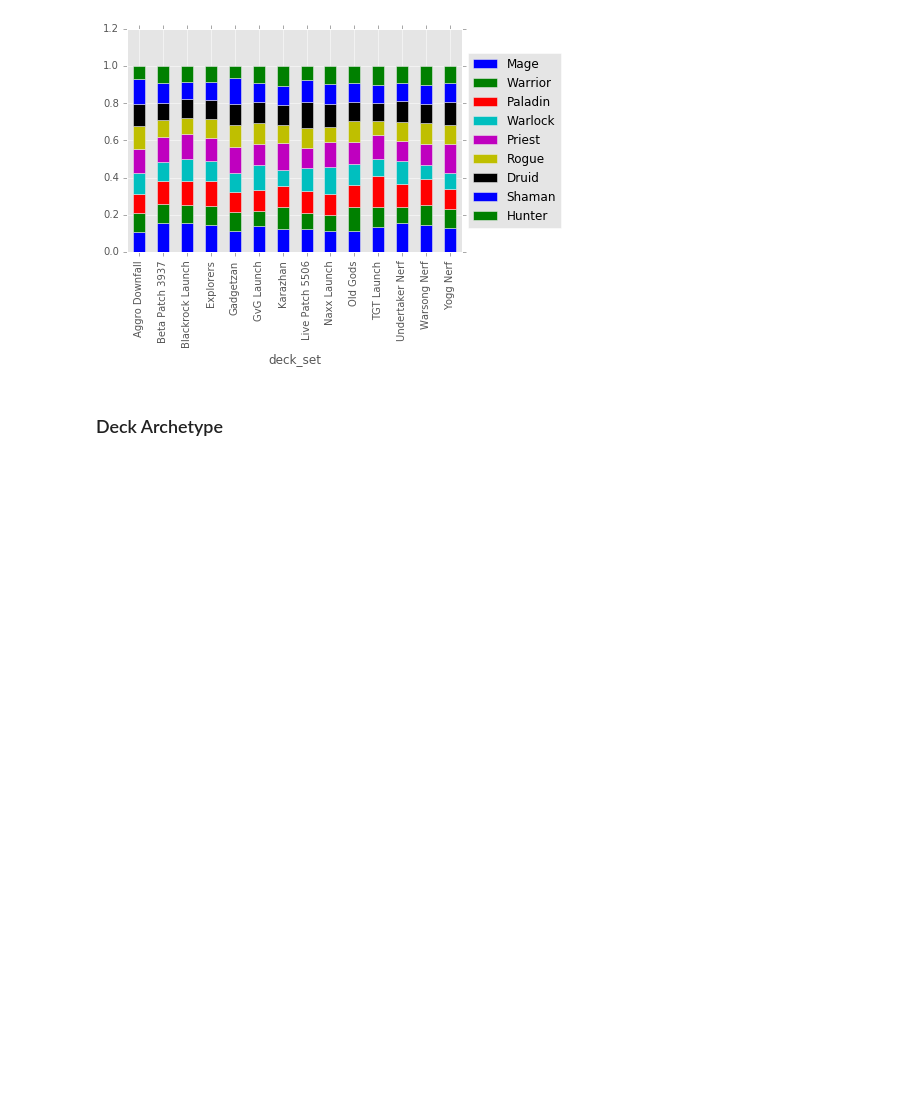
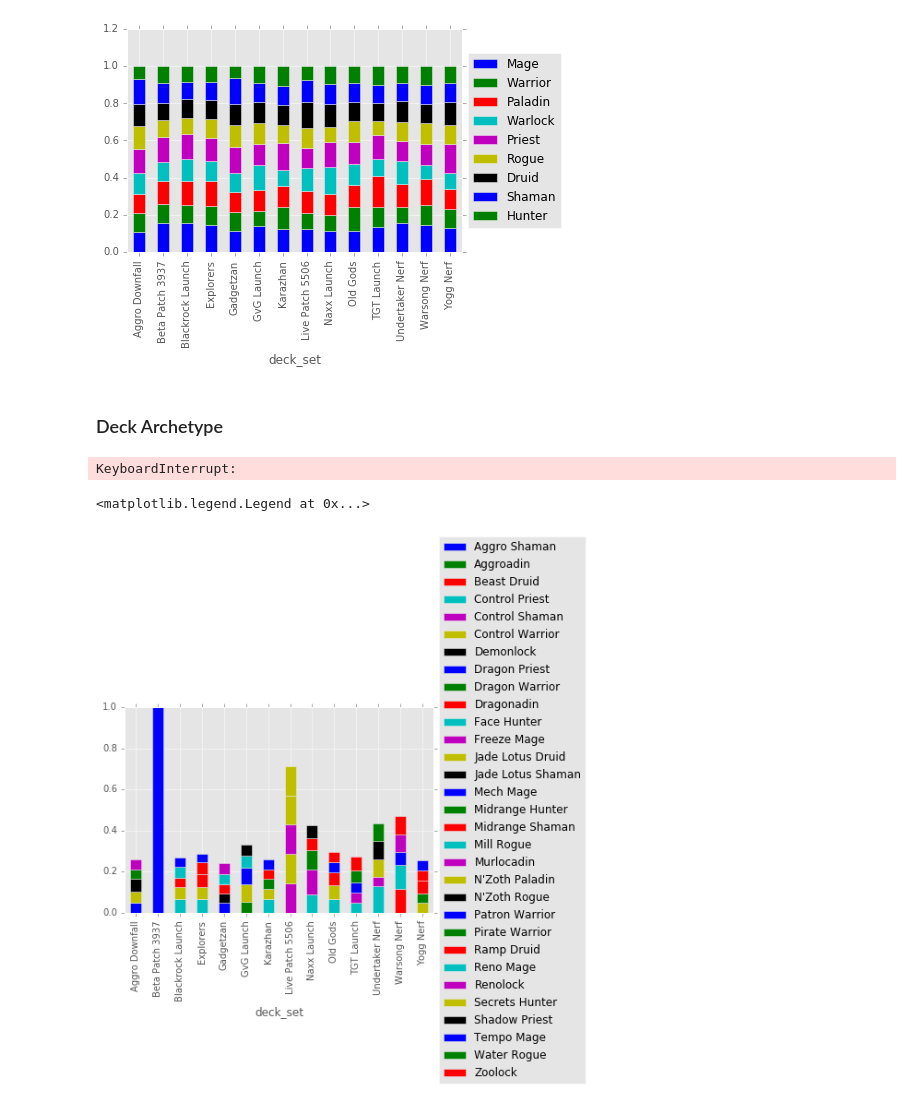
Before and after one commit to dawei95130/hearthstone, a Jupyter notebook: hearthstone.ipynb, the cells around one changed output. Drawn from its saved outputs; the diff is of its cells as text; code cells hidden in the pictures; blank space fills up the shorter version.

Commit message:
archetype

```diff
--- a/hearthstone.ipynb
+++ b/hearthstone.ipynb
@@ -230,3 +238,40 @@ b.plot(kind = 'bar',stacked = True).legend(loc='center left', bbox_to_anchor=(1,
 [figure]
 # %% [markdown]
 ### Deck Archetype
+# %%
+arch_df = result.copy()
+arch_df = arch_df[['deck_archetype','deck_set']]
+
+threshold = 5000 # Anything that occurs less than this will be removed.
+value_counts = arch_df['deck_set'].value_counts() # Specific column
+to_remove = value_counts[value_counts <= threshold].index
+arch_df['deck_set'].replace(to_remove, np.nan, inplace=True)
+arch_df = arch_df.dropna(how = 'any')
+arch_df = arch_df[arch_df.deck_archetype != 'Unknown']
+arch_df = arch_df.reset_index(drop = True)
+
+
+archetype = arch_df.deck_archetype.unique()
+for x in range(len(archetype)):
+    arch_df[archetype[x]] = 0
+
+for x in range(len(arch_df)):
+    arch_df = arch_df.set_value(x, arch_df.ix[x][0], 1)
+
+b = arch_df.groupby(arch_df.deck_set).mean()
+
+b.plot(kind = 'bar',stacked = True).legend(loc='center left', bbox_to_anchor=(1, 0.5))
+# %% [output]
+KeyboardInterrupt:
+# %%
+b_copy = b.copy()
+b_copy = b_copy.transpose()
+
+c = b_copy.apply(lambda x: x.sort_values(ascending=False).head(5), axis=0)
+c = c.transpose()
+
+
+c.plot(kind = 'bar',stacked = True).legend(loc='center left', bbox_to_anchor=(1, 0.5))
+# %% [output]
+<matplotlib.legend.Legend at 0x...>
+[figure, added]
```
Also changed, not shown: parts of 5 cells of this notebook.
